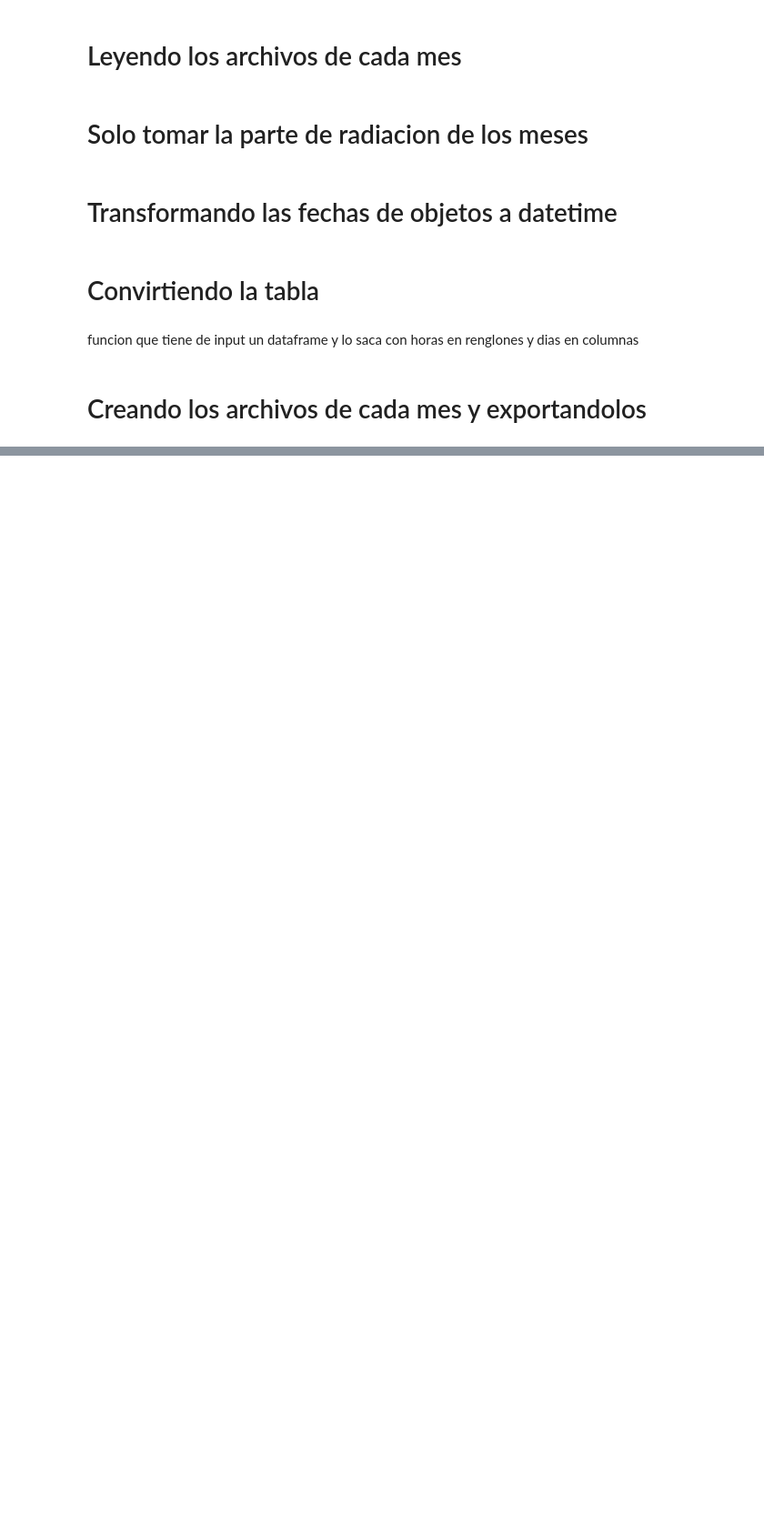
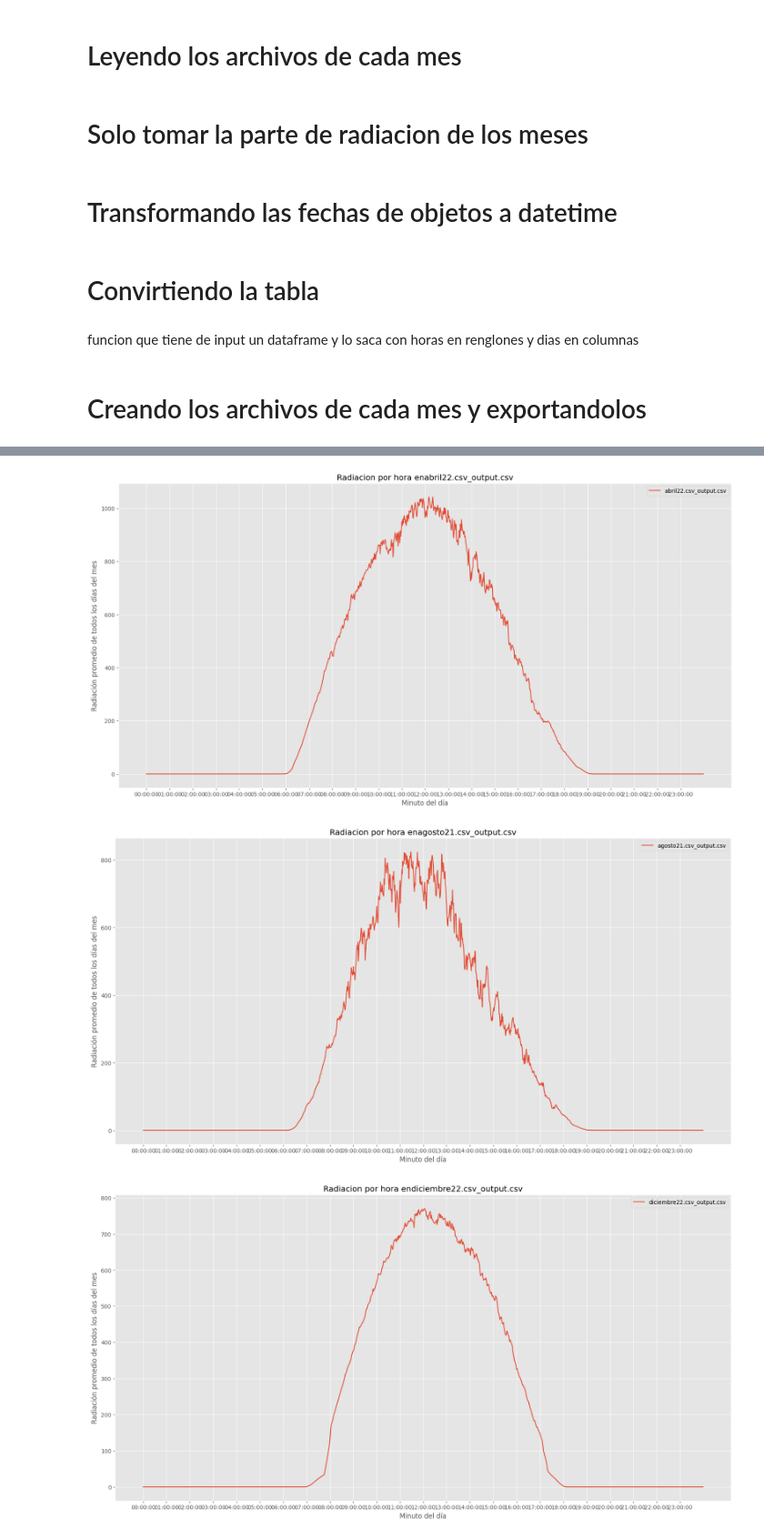
Before and after one commit to lorenzoog00/ASE, a Jupyter notebook: ONEMINUTE/Promedios/graficasdia.ipynb, the cells around one changed output, grey strips where cells are left out. Shown at 91% size. Cells and saved outputs as stored; diff of their text form; code cells hidden in the pictures; blank space fills up the shorter version.

```diff
--- a/ONEMINUTE/Promedios/graficasdia.ipynb
+++ b/ONEMINUTE/Promedios/graficasdia.ipynb
@@ -48,0 +82,15 @@ for waluigi in luigi:
+# %%
+
+for bowser in luigi:
+    plt.style.use('ggplot')
+    plt.figure(figsize= (20,10))
+    plt.title('Radiacion por hora en ' + str(bowser))
+    plt.xlabel('Minuto del día')
+    plt.ylabel('Radiación promedio de todos los días del mes')
+    plt.plot(luigi[bowser].TOA5, luigi[bowser]['Radiación Promedio'], label = bowser )
+    plt.xticks(luigi['abril22.csv_output.csv'].TOA5[::60])
+    plt.legend()
+# %% [output]
+[figure, added]
+[figure, added]
+[figure, added]
```
Also changed, not shown: parts of 8 cells of this notebook, 2 other files.
